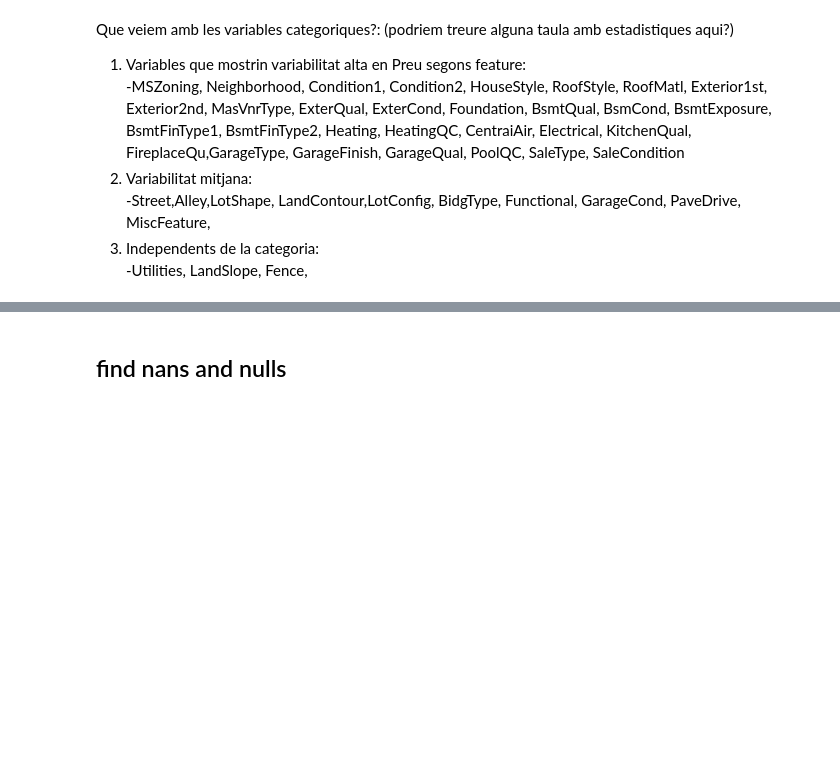
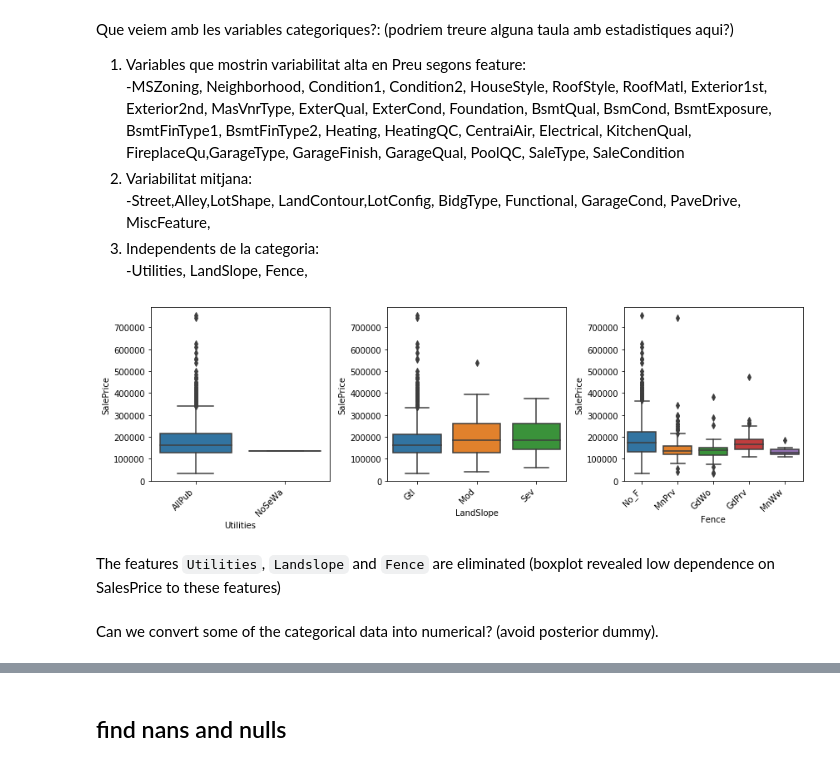
Before and after one commit to PCerralbo/House_Prices, a Jupyter notebook: EDA_HP.ipynb, the cells around one changed output, grey strips where cells are left out. Cells and saved outputs as stored; diff of their text form; code cells hidden in the pictures; blank space fills up the shorter version.

```diff
--- a/EDA_HP.ipynb
+++ b/EDA_HP.ipynb
@@ -146,3 +146,20 @@ Que veiem amb les variables categoriques?: (podriem treure alguna taula amb esta
     -Street,Alley,LotShape, LandContour,LotConfig, BidgType, Functional, GarageCond, PaveDrive, MiscFeature,
 3. Independents de la categoria:
     -Utilities, LandSlope, Fence,
+# %%
+#CATEGORIES TO ELIMINATE?
+column_list=['Utilities','LandSlope','Fence']
+
+df_elim=pd.concat([df_cat[column_list],df[['SalePrice']]],axis=1)
+
+fig, axs = plt.subplots(1,3,figsize=(12,4))
+axs = axs.flatten()
+
+for i,(ax, feature) in enumerate (zip(axs, column_list)):
+    boxplot= sns.boxplot(data=df_cat,x=feature, y='SalePrice',ax=ax,)
+    boxplot.set_xticklabels(boxplot.get_xticklabels(), rotation=45, horizontalalignment='right')
+plt.tight_layout()
+# %% [output]
+[figure, added]
+# %% [markdown]
+The features `Utilities`, `Landslope` and `Fence` are eliminated (boxplot revealed low dependence on SalesPrice to these features)
@@ -148,0 +168,2 @@ Que veiem amb les variables categoriques?: (podriem treure alguna taula amb esta
+# %% [markdown]
+Can we convert some of the categorical data into numerical? (avoid posterior dummy).
```
Also changed, not shown: parts of 6 cells of this notebook.
